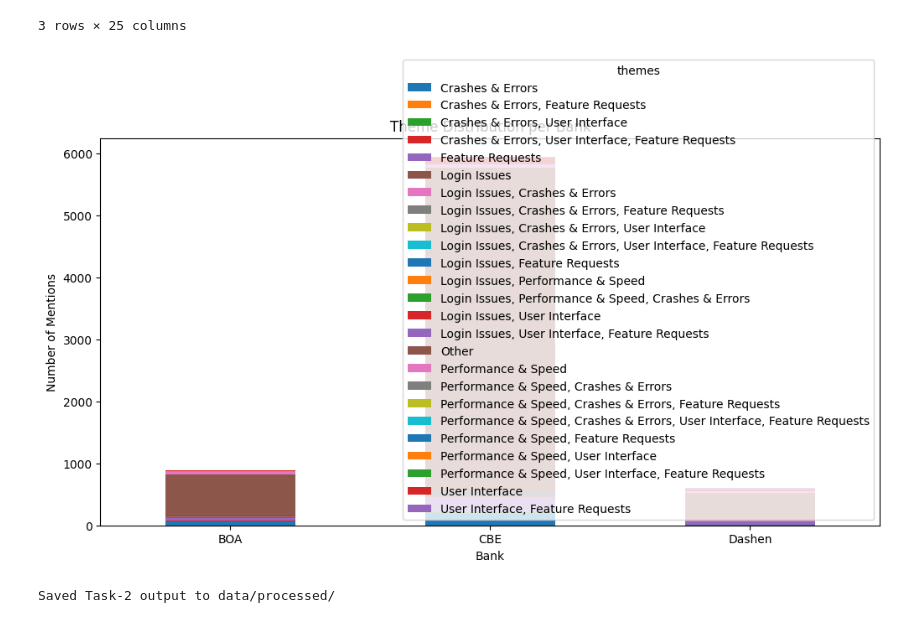
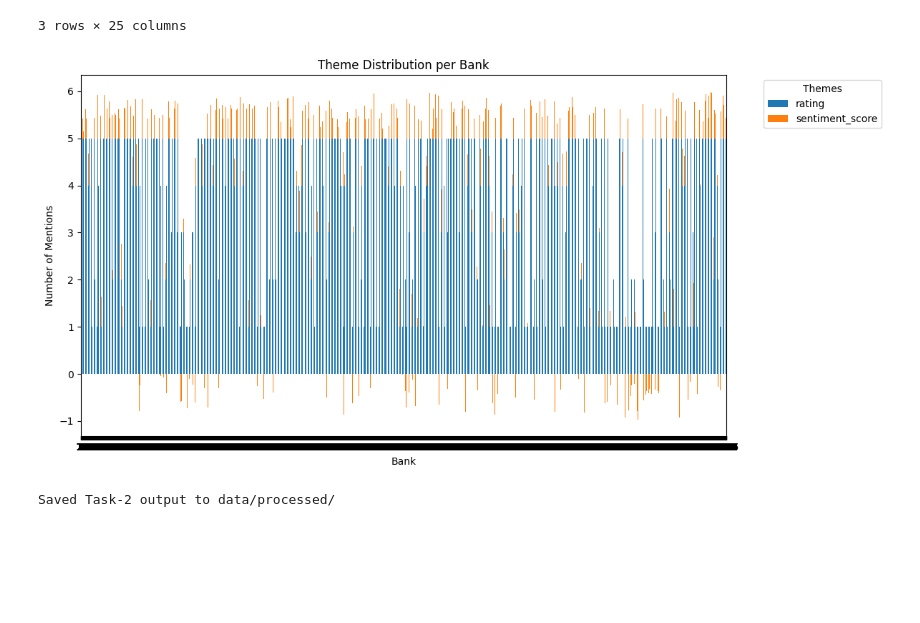
Before and after one commit to Yodahe2021/Week2-mobile-banking-review-analysis-, a Jupyter notebook: notebooks/task_2_sentiment_and_themes.ipynb, the cells around one changed output. Cells and saved outputs as stored; diff of their text form; code cells hidden in the pictures; blank space fills up the shorter version.

```diff
--- a/notebooks/task_2_sentiment_and_themes.ipynb
+++ b/notebooks/task_2_sentiment_and_themes.ipynb
@@ -155,14 +155,16 @@ theme_counts
 | Dashen | 8.0 | 1.0 | 2.0 | 2.0 | 51.0 | ... |
 3 rows × 25 columns
 # %%
-theme_counts.plot(kind="bar", stacked=True, figsize=(12,6))
+df.plot(kind="bar", stacked=True, figsize=(12,6))
 plt.title("Theme Distribution per Bank")
 plt.xlabel("Bank")
 plt.ylabel("Number of Mentions")
 plt.xticks(rotation=0)
+plt.legend(title="Themes", bbox_to_anchor=(1.05, 1), loc='upper left')
+plt.tight_layout()
 plt.show()
 # %% [output]
-[figure, old version]
+[figure, new version]
 # %%
 df.to_csv("../data/processed/reviews_task2_with_sentiment_and_themes.csv", index=False)
 print("Saved Task-2 output to data/processed/")
```
Also changed, not shown: parts of 1 cell of this notebook.
